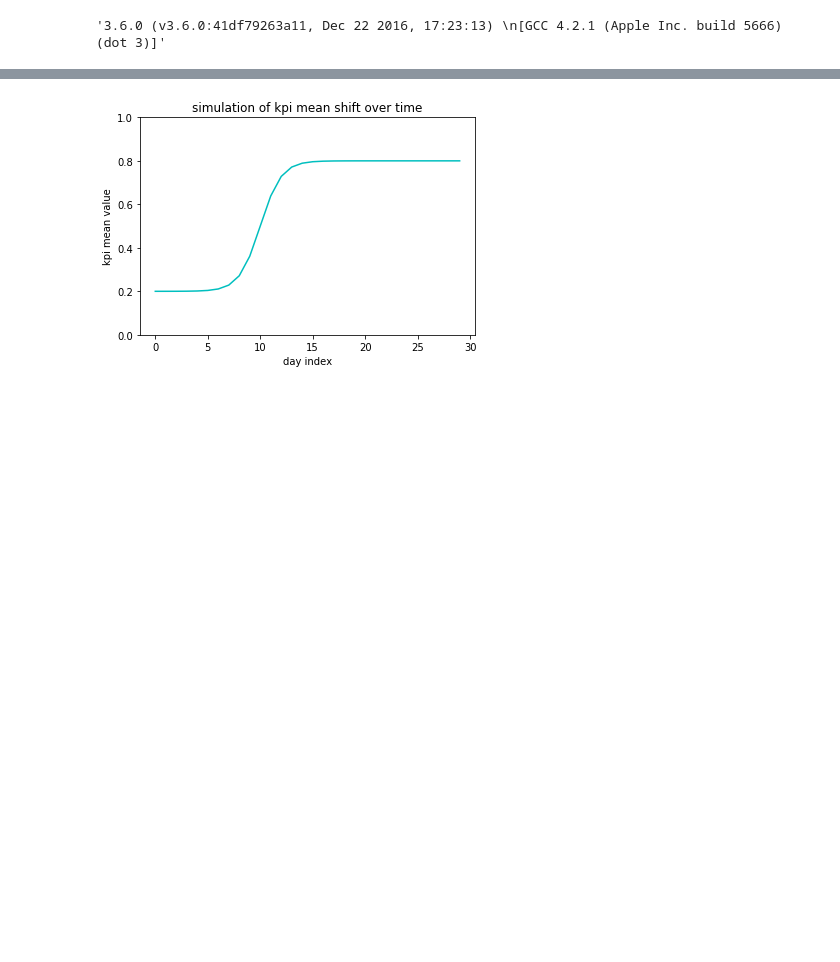
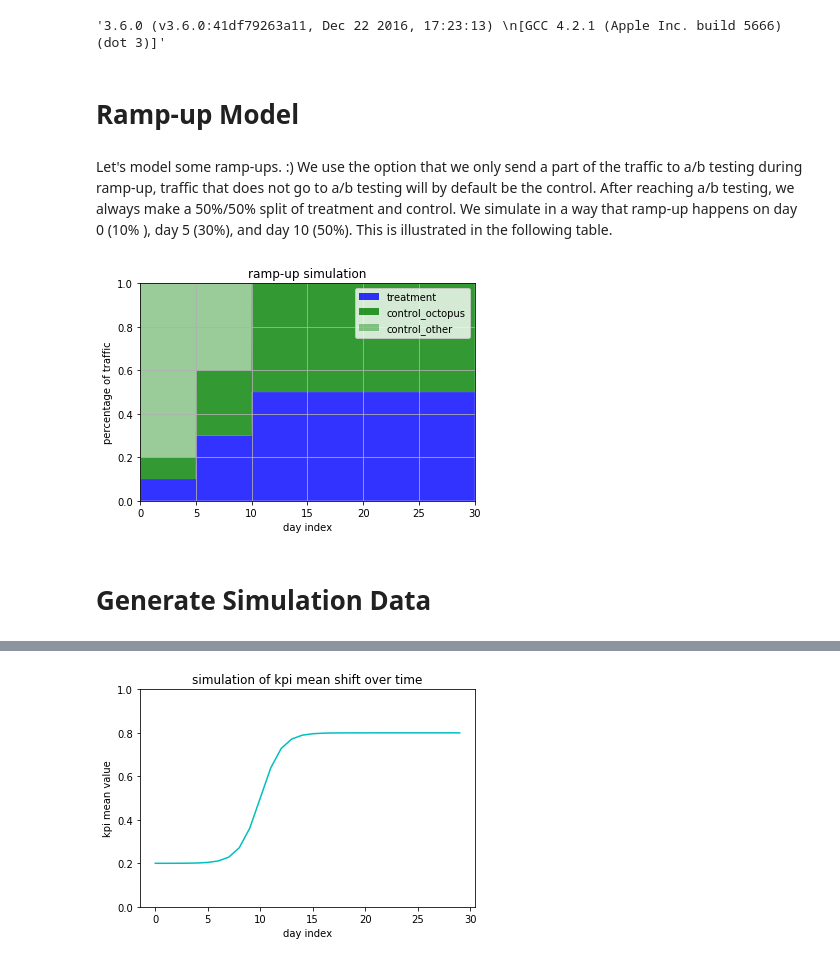
Before and after one commit to shansfolder/AB-Test-Rampup-Analysis, a Jupyter notebook: Ramp-up-Simulation.ipynb, the cells around one changed output, grey strips where cells are left out. Saved outputs shown, nothing was run; the diff lists cells and outputs as text; code cells hidden in the pictures; blank space fills up the shorter version.

```diff
--- a/Ramp-up-Simulation.ipynb
+++ b/Ramp-up-Simulation.ipynb
@@ -5,3 +9,38 @@ import matplotlib.pyplot as plt
 sys.version
 # %% [output]
 '3.6.0 (v3.6.0:41df79263a11, Dec 22 2016, 17:23:13) \n[GCC 4.2.1 (Apple Inc. build 5666) (dot 3)]'
+# %% [markdown]
+# Ramp-up Model
+# %% [markdown]
+Let's model some ramp-ups. :)
+We use the option that we only send a part of the traffic to a/b testing during ramp-up, traffic that does not go to a/b testing will by default be the control. After reaching a/b testing, we always make a 50%/50% split of treatment and control.
+We simulate in a way that ramp-up happens on day 0 (10% ), day 5 (30%), and day 10 (50%). This is illustrated in the following table.
+# %%
+x = np.linspace(0, 30, 1000)
+y0 = 0
+y1 = [0.1 if i<5 else
+      0.3 if i<10 else
+      0.5 for i in x]
+y2 = [0.2 if i<5 else
+      0.6 if i<10 else
+      1.0 for i in x]
+y3 = 1
+
+fig, ax = plt.subplots()
+ax.fill_between(x, y0, y1, facecolor='blue', interpolate=True, alpha=0.8, label="treatment")
+ax.fill_between(x, y1, y2, facecolor='green', interpolate=True, alpha=0.8, label="control_octopus")
+ax.fill_between(x, y2, y3, facecolor='green', interpolate=True, alpha=0.4, label="control_other")
+ax.set_xlim(0, 30)
+ax.set_ylim(0, 1)
+
+ax.set_xlabel('day index')
+ax.set_ylabel('percentage of traffic')
+ax.set_title('ramp-up simulation')
+ax.legend()
+ax.grid(True)
+
+plt.show()
+# %% [output]
+[figure, added]
+# %% [markdown]
+# Generate Simulation Data
```
Also changed, not shown: parts of 22 cells of this notebook.
